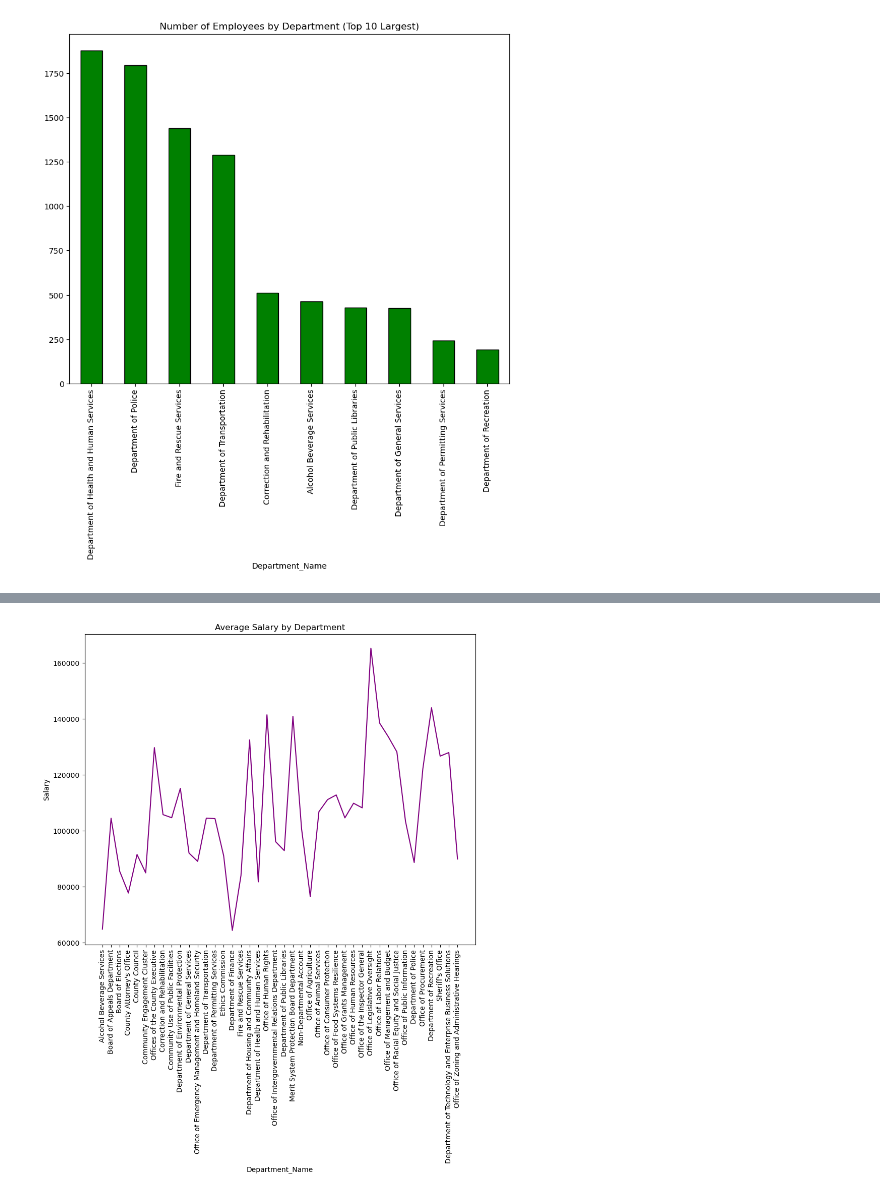
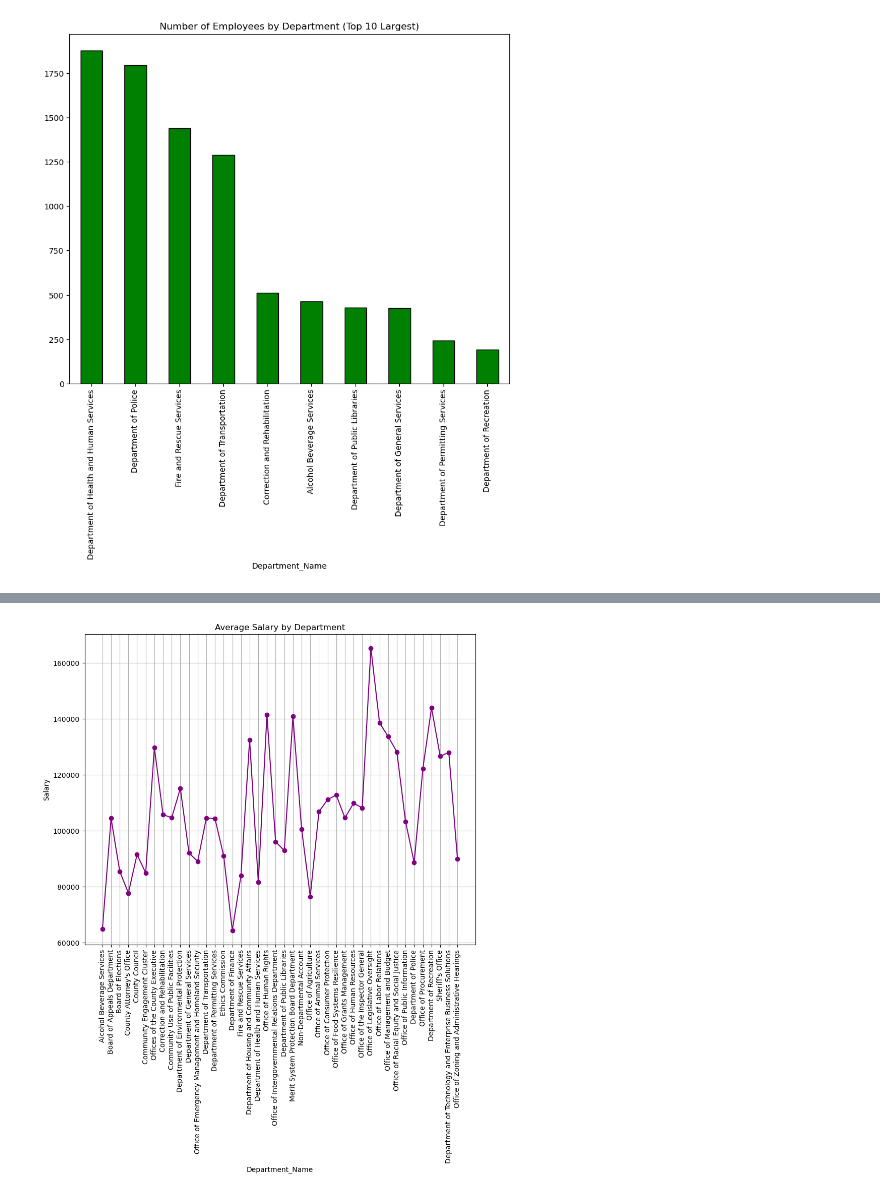
Before and after one commit to matt-harvey-data/CodeYou_Demos, a Jupyter notebook: Montgomery_Md_Salaries.ipynb, the cells around one changed output, grey strips where cells are left out. Cells and saved outputs as stored; diff of their text form; code cells hidden in the pictures.

Commit message:
Turned grids on and made value markers for line plot

```diff
--- a/Montgomery_Md_Salaries.ipynb
+++ b/Montgomery_Md_Salaries.ipynb
@@ -181,22 +210,26 @@ sal_by_dep = dep_sal.mean().round(2)
 # %%
-# Utilizes the default .plot type of a line chart to create a visualization of a custom size
+# Utilizes the default .plot type of a line chart to create a visualization of a custom size and color
 
-sal_by_dep.plot(figsize=(10, 8), color='purple')
+sal_by_dep.plot(figsize=(10, 8), color='purple', marker='o')
 
 # Indicate the y axis label should be 'Salary'
 
 plt.ylabel('Salary')
 
 # Create custom x ticks by indicating the number, rotation, and the custom labels
 
 plt.xticks(np.arange(len(dep_labels)), rotation=90, labels=dep_labels)
 
+# Create vertical and horizontal gridlines up and across from each axis tick
+
+plt.grid()
+
 # Give the visualization a custom title
 
 plt.title("Average Salary by Department")
 
 # Show the visualization
 
 plt.show()
 # %% [output]
-[figure, old version]
+[figure, new version]
```
Also changed, not shown: parts of 2 cells of this notebook.
